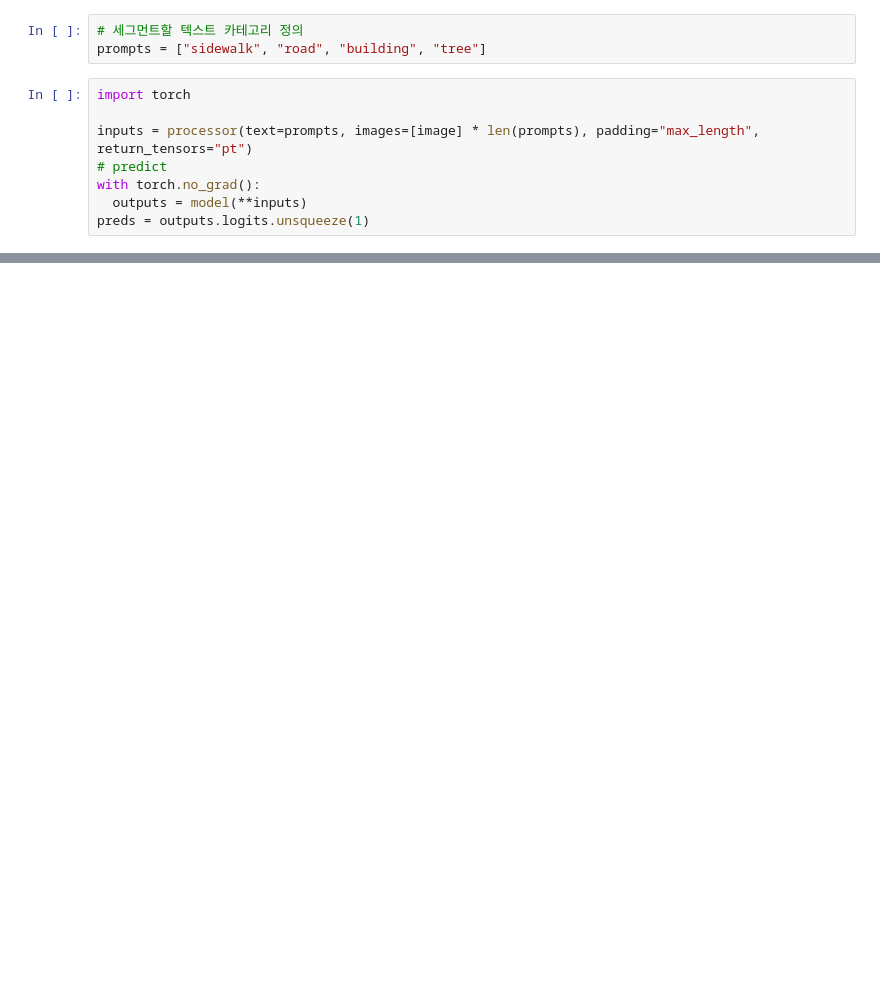
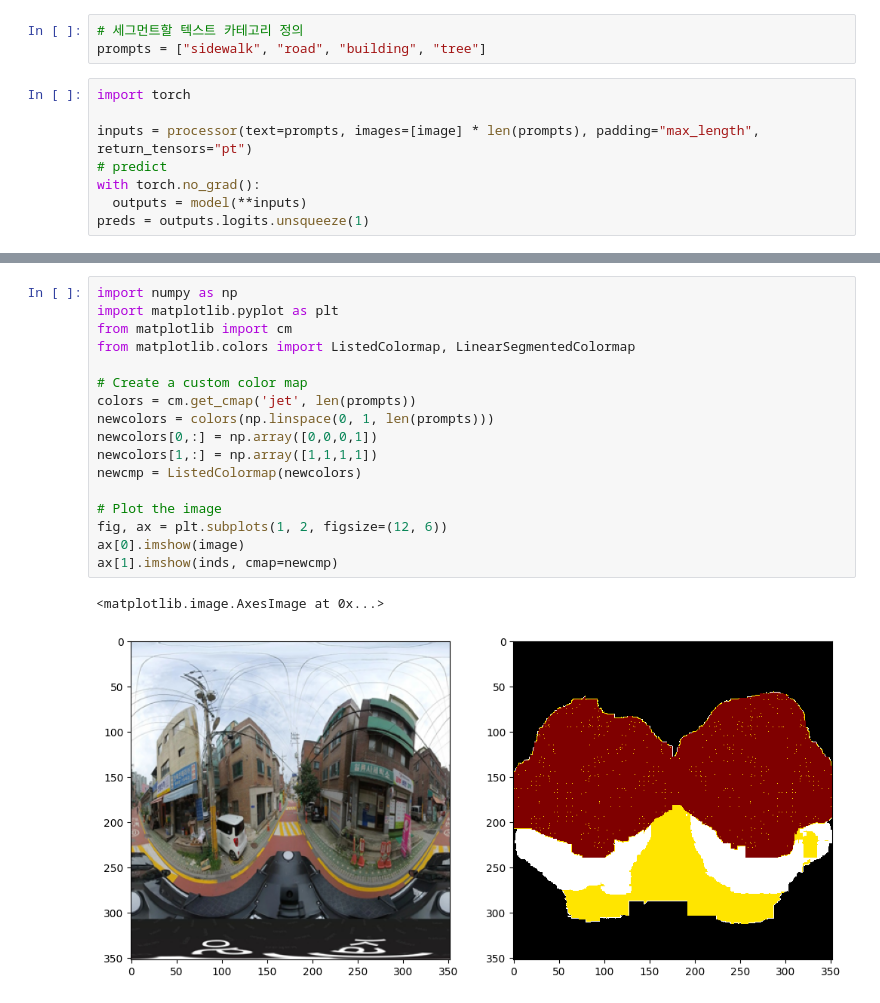
Before and after one commit to hwk06023/WellnessMapDB, a Jupyter notebook: CLIPseg.ipynb, the cells around one changed output, grey strips where cells are left out. Drawn from its saved outputs; the diff is of its cells as text; blank space fills up the shorter version.

```diff
--- a/CLIPseg.ipynb
+++ b/CLIPseg.ipynb
@@ -53,0 +61,20 @@ plt.imshow(inds)
+# %%
+import numpy as np
+import matplotlib.pyplot as plt
+from matplotlib import cm
+from matplotlib.colors import ListedColormap, LinearSegmentedColormap
+
+# Create a custom color map
+colors = cm.get_cmap('jet', len(prompts))
+newcolors = colors(np.linspace(0, 1, len(prompts)))
+newcolors[0,:] = np.array([0,0,0,1])
+newcolors[1,:] = np.array([1,1,1,1])
+newcmp = ListedColormap(newcolors)
+
+# Plot the image
+fig, ax = plt.subplots(1, 2, figsize=(12, 6))
+ax[0].imshow(image)
+ax[1].imshow(inds, cmap=newcmp)
+# %% [output]
+<matplotlib.image.AxesImage at 0x...>
+[figure, added]
```
Also changed, not shown: parts of 4 cells of this notebook, 16 other files.
